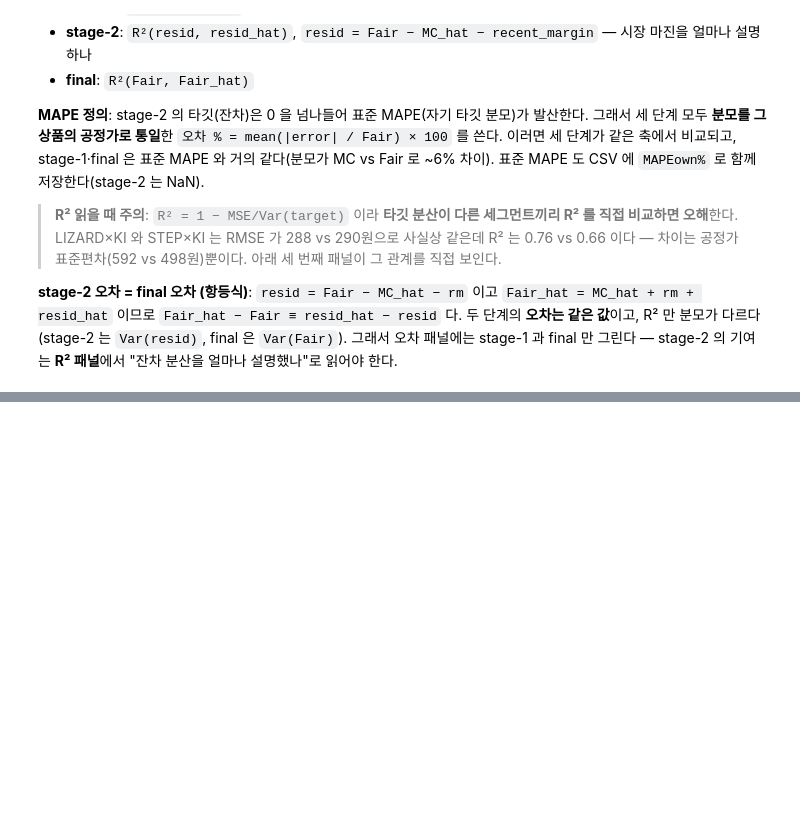
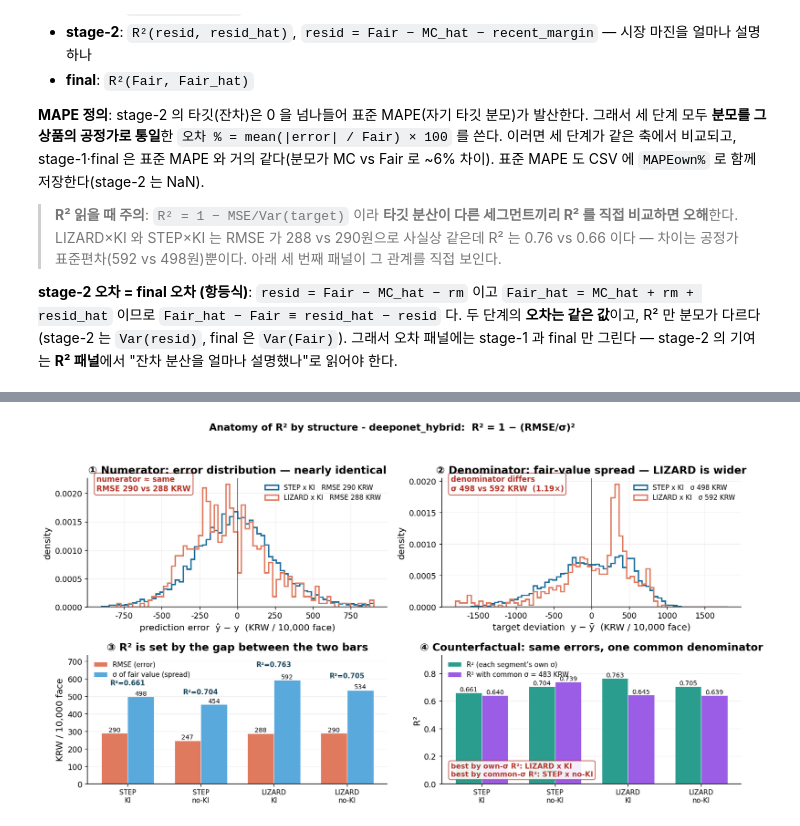
Before and after one commit to JUHWANKIM-ai/PI-DeepONet-ELS, a Jupyter notebook: 5_segment.ipynb, the cells around one changed output, grey strips where cells are left out. Cells and saved outputs as stored; diff of their text form; code cells hidden in the pictures; blank space fills up the shorter version.

```diff
--- a/5_segment.ipynb
+++ b/5_segment.ipynb
@@ -651,0 +668,98 @@ saved -> seg_stage_underlying_vertical.png
+# %%
+# 그림 10: R² 해부 (2×2) — 분자(오차)는 같고 분모(분산)가 다르다
+d = M[M.model == BEST]
+PAIR = ["STEP x KI", "LIZARD x KI"]          # RMSE 가 거의 같은 쌍 (대비가 가장 선명)
+COL = {"STEP x KI": "#1f6f9c", "LIZARD x KI": "#e07a5f"}
+RD, GY = "#b3352b", "#777777"
+
+st = {}
+for s in STRUCTS:
+    g = d[d.struct == s]
+    e = (g.y_pred - g.y_true).values * FACE
+    dev = (g.y_true - g.y_true.mean()).values * FACE
+    st[s] = dict(n=len(g), err=e, dev=dev, rmse=float(np.sqrt((e ** 2).mean())),
+                 sd=float(np.sqrt((dev ** 2).mean())),
+                 mape=float((np.abs(g.y_pred - g.y_true) / g.y_true).mean() * 100),
+                 r2=1 - (e ** 2).mean() / (dev ** 2).mean())
+sd_all = float((d.y_true - d.y_true.mean()).std(ddof=0) * FACE)     # 전체 OOS 공통 분모
+
+fig, ax = plt.subplots(2, 2, figsize=(13.333, 7.4))
+
+# ① 분자: 잔차 분포 — 두 구조가 거의 겹친다
+a = ax[0, 0]
+for s in PAIR:
+    a.hist(st[s]["err"], bins=70, range=(-900, 900), histtype="step", linewidth=1.9,
+           color=COL[s], density=True, label=f"{s}   RMSE {st[s]['rmse']:.0f} KRW")
+a.axvline(0, color="#444", lw=0.9)
+a.text(0.03, 0.90, f"numerator ≈ same\nRMSE {st[PAIR[0]]['rmse']:.0f} vs {st[PAIR[1]]['rmse']:.0f} KRW",
+       transform=a.transAxes, fontsize=10, fontweight="bold", color=RD,
+       bbox=dict(boxstyle="round", fc="white", ec=RD, alpha=0.9))
+a.set_xlabel("prediction error  ŷ − y  (KRW / 10,000 face)"); a.set_ylabel("density")
+a.set_title("① Numerator: error distribution — nearly identical")
+a.legend(fontsize=9, loc="upper right"); a.grid(color="#dddddd", lw=0.5, alpha=0.6)
+
+# ② 분모: 타깃 편차 분포 — 리자드가 더 넓다
+a = ax[0, 1]
+for s in PAIR:
+    a.hist(st[s]["dev"], bins=70, range=(-1800, 1800), histtype="step", linewidth=1.9,
+           color=COL[s], density=True, label=f"{s}   σ {st[s]['sd']:.0f} KRW")
+a.axvline(0, color="#444", lw=0.9)
+r = st[PAIR[1]]["sd"] / st[PAIR[0]]["sd"]
+a.text(0.03, 0.90, f"denominator differs\nσ {st[PAIR[0]]['sd']:.0f} vs {st[PAIR[1]]['sd']:.0f} KRW  ({r:.2f}×)",
+       transform=a.transAxes, fontsize=10, fontweight="bold", color=RD,
+       bbox=dict(boxstyle="round", fc="white", ec=RD, alpha=0.9))
+a.set_xlabel("target deviation  y − ȳ  (KRW / 10,000 face)"); a.set_ylabel("density")
+a.set_title("② Denominator: fair-value spread — LIZARD is wider")
+a.legend(fontsize=9, loc="upper right"); a.grid(color="#dddddd", lw=0.5, alpha=0.6)
+
+# ③ 네 구조: RMSE 와 σ 를 나란히 (+ R² 라벨)
+a = ax[1, 0]
+x = np.arange(len(STRUCTS)); w = 0.36
+rm = [st[s]["rmse"] for s in STRUCTS]; sg = [st[s]["sd"] for s in STRUCTS]
+a.bar(x - w / 2, rm, w, label="RMSE (error)", color="#e07a5f", edgecolor="white", linewidth=0.5)
+a.bar(x + w / 2, sg, w, label="σ of fair value (spread)", color="#5aa9dd", edgecolor="white", linewidth=0.5)
+for i, s in enumerate(STRUCTS):
+    a.text(i - w / 2, rm[i], f"{rm[i]:.0f}", ha="center", va="bottom", fontsize=8.5)
+    a.text(i + w / 2, sg[i], f"{sg[i]:.0f}", ha="center", va="bottom", fontsize=8.5)
+    a.text(i, max(rm[i], sg[i]) * 1.13, f"R²={st[s]['r2']:.3f}", ha="center", fontsize=9,
+           fontweight="bold", color="#1c4a5f")
+a.set_xticks(x); a.set_xticklabels([s.replace(" x ", "\n") for s in STRUCTS], fontsize=9)
+a.set_ylabel("KRW / 10,000 face"); a.margins(y=0.24)
+a.set_title("③ R² is set by the gap between the two bars")
+a.legend(fontsize=9, loc="upper left"); a.grid(axis="y", color="#dddddd", lw=0.5, alpha=0.6)
+
+# ④ 반사실: 분모만 공통(전체 OOS σ)으로 바꿔 평가하면 순위가 뒤집힌다
+a = ax[1, 1]
+r2_own = [st[s]["r2"] for s in STRUCTS]
+r2_cmn = [1 - (st[s]["rmse"] / sd_all) ** 2 for s in STRUCTS]
+a.bar(x - w / 2, r2_own, w, label="R² (each segment's own σ)", color="#2a9d8f",
+      edgecolor="white", linewidth=0.5)
+a.bar(x + w / 2, r2_cmn, w, label=f"R² with common σ = {sd_all:.0f} KRW", color="#9b5de5",
+      edgecolor="white", linewidth=0.5)
+for i in range(len(STRUCTS)):
+    a.text(i - w / 2, r2_own[i], f"{r2_own[i]:.3f}", ha="center", va="bottom", fontsize=8.5)
+    a.text(i + w / 2, r2_cmn[i], f"{r2_cmn[i]:.3f}", ha="center", va="bottom", fontsize=8.5)
+best_own = STRUCTS[int(np.argmax(r2_own))]; best_cmn = STRUCTS[int(np.argmax(r2_cmn))]
+a.text(0.03, 0.06, f"best by own-σ R²: {best_own}\nbest by common-σ R²: {best_cmn}",
+       transform=a.transAxes, fontsize=9.5, fontweight="bold", color=RD,
+       bbox=dict(boxstyle="round", fc="white", ec=RD, alpha=0.9))
+a.set_xticks(x); a.set_xticklabels([s.replace(" x ", "\n") for s in STRUCTS], fontsize=9)
+a.set_ylabel("R²"); a.margins(y=0.22)
+a.set_title("④ Counterfactual: same errors, one common denominator")
+a.legend(fontsize=9, loc="upper left"); a.grid(axis="y", color="#dddddd", lw=0.5, alpha=0.6)
+
+fig.suptitle(f"Anatomy of R² by structure - {BEST}:  R² = 1 − (RMSE/σ)²",
+             fontsize=13, fontweight="bold")
+fig.tight_layout(rect=(0, 0, 1, 0.95))
+fig.savefig(fm.image("seg_r2_variance_anatomy"), dpi=400, bbox_inches="tight", transparent=True)
+plt.show()
+
+print(f"{'struct':16s} {'n':>6} {'RMSE':>7} {'σ':>7} {'RMSE/σ':>7} {'R²':>7} {'R²(공통σ)':>10} {'MAPE%':>7}")
+for s in STRUCTS:
+    k = st[s]
+    print(f"{s:16s} {k['n']:6,} {k['rmse']:7.1f} {k['sd']:7.1f} {k['rmse']/k['sd']:7.3f} "
+          f"{k['r2']:+7.3f} {1-(k['rmse']/sd_all)**2:+10.3f} {k['mape']:7.3f}")
+print(f"\n공통 σ (전체 OOS) = {sd_all:.1f} KRW")
+print("saved ->", fm.image("seg_r2_variance_anatomy").name)
+# %% [output]
+[figure, added]
```
Also changed, not shown: parts of 9 cells of this notebook.
